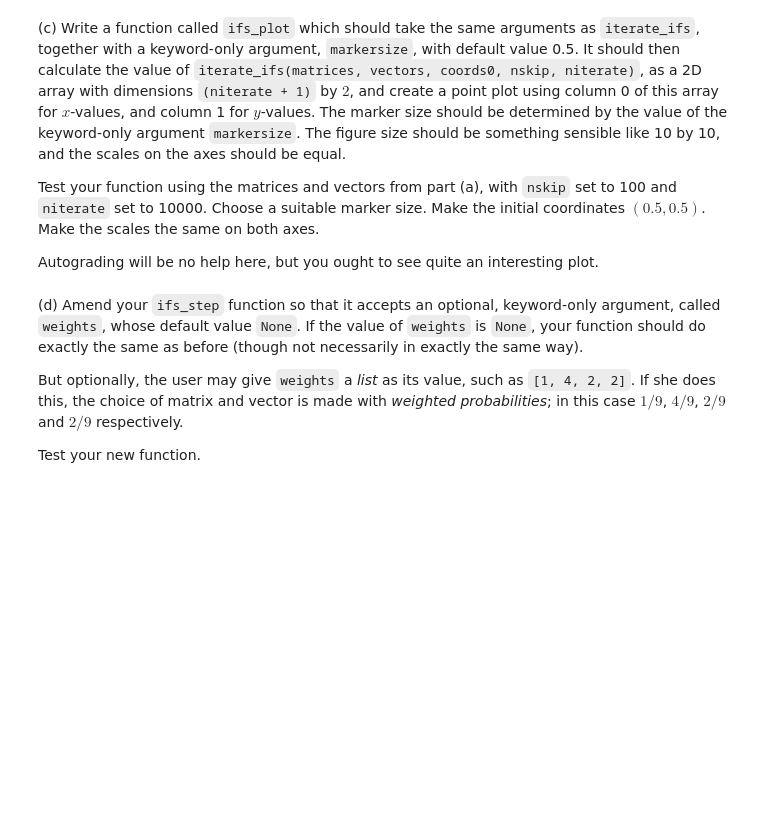
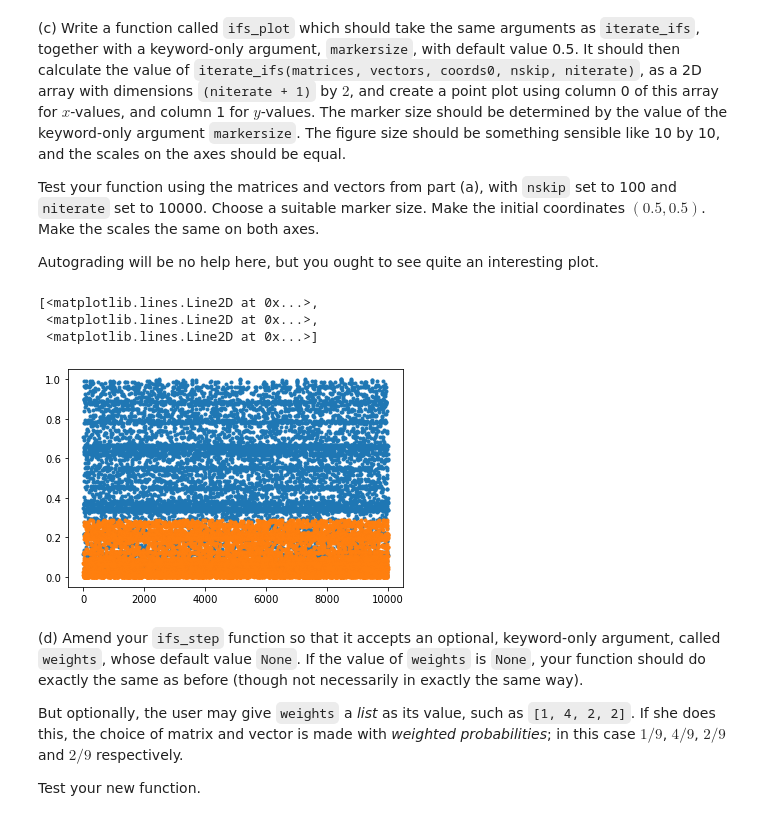
Before and after one commit to Imperial-MATH40006/math40006-2022-23-term2-week4-ks1722, a Jupyter notebook: term2week4.ipynb, the cells around one changed output. Cells and saved outputs as stored; diff of their text form; code cells hidden in the pictures; blank space fills up the shorter version.

```diff
--- a/term2week4.ipynb
+++ b/term2week4.ipynb
@@ -574,10 +591,10 @@ def iterate_ifs(matrices, vectors, coords0, nskip, niterate):
     coords = coords0
     for r in range(nskip):
         coords = ifs_step(matrices,vectors,coords)
-    coords_array = np.array([coords])
+    coords_array = [coords]
     for n in range(niterate):
         coords = ifs_step(matrices,vectors,coords)
-        coords_array = np.append(coords_array,[coords],axis=0)
+        coords_array = np.append(coords_array, [coords],axis=0)
     return coords_array
 # %%
 # 1 Mark
@@ -596,8 +613,15 @@ Test your function using the matrices and vectors from part (a), with `nskip` se
 Autograding will be no help here, but you ought to see quite an interesting plot.
 # %%
 def ifs_plot(matrices, vectors, coords0, nskip, niterate, *, markersize=0.5):
-    # YOUR CODE HERE
-    raise NotImplementedError()
+    y_array = iterate_ifs(matrices, vectors, coords0, nskip, niterate)
+    fig, ax = plt.subplots()
+    return ax.plot(y_array,'.',markersize)
+ifs_plot(mats, vecs, (0.5,0.5), 100, 10000, markersize=0.005)
+# %% [output]
+[<matplotlib.lines.Line2D at 0x...>,
+ <matplotlib.lines.Line2D at 0x...>,
+ <matplotlib.lines.Line2D at 0x...>]
+[figure, added]
 # %% [markdown]
 (d) Amend your `ifs_step` function so that it accepts an optional, keyword-only argument, called `weights`, whose default value `None`. If the value of `weights` is `None`, your function should do exactly the same as before (though not necessarily in exactly the same way).
 
```
Also changed, not shown: parts of 15 cells of this notebook.
